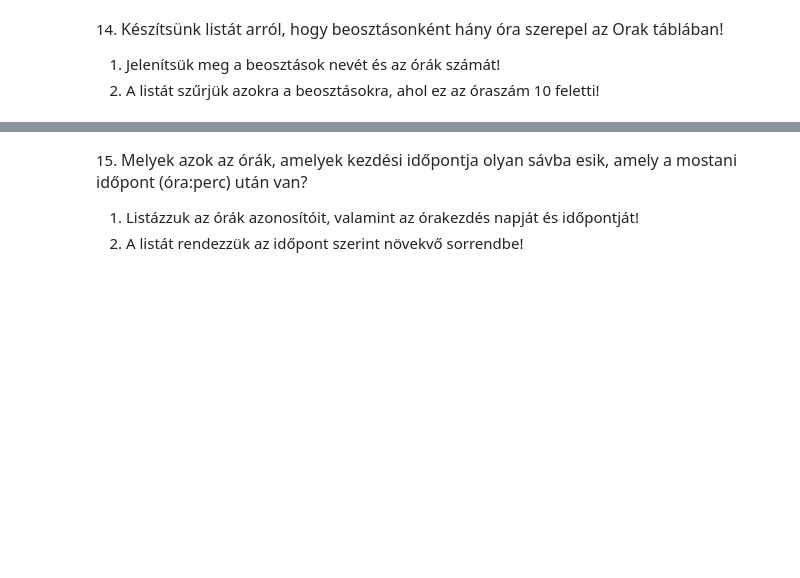
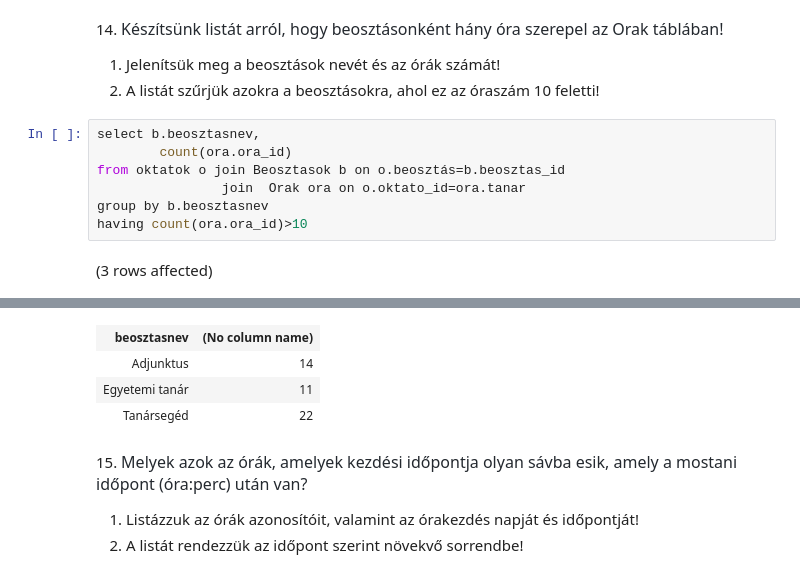
Before and after one commit to Mdorka22/gyakorlas_adatb, a Jupyter notebook: gyakorlat02_feladatok .ipynb, the cells around one changed output, grey strips where cells are left out. Drawn from its saved outputs; the diff is of its cells as text; blank space fills up the shorter version.

```diff
--- a/gyakorlat02_feladatok .ipynb
+++ b/gyakorlat02_feladatok .ipynb
@@ -327,3 +327,12 @@ Total execution time: 00:00:00.043
 
 1. Jelenítsük meg a beosztások nevét és az órák számát!
 2. A listát szűrjük azokra a beosztásokra, ahol ez az óraszám 10 feletti!
+# %%
+select b.beosztasnev,
+        count(ora.ora_id)
+from oktatok o join Beosztasok b on o.beosztás=b.beosztas_id
+                join  Orak ora on o.oktato_id=ora.tanar
+group by b.beosztasnev
+having count(ora.ora_id)>10
+# %% [output]
+(3 rows affected)
@@ -330,3 +340,7 @@ Total execution time: 00:00:00.043
+| beosztasnev | (No column name) |
+| Adjunktus | 14 |
+| Egyetemi tanár | 11 |
+| Tanársegéd | 22 |
 # %% [markdown]
 15. <span style="color: rgb(36, 41, 47); font-family: -apple-system, BlinkMacSystemFont, &quot;Segoe UI&quot;, Helvetica, Arial, sans-serif, &quot;Apple Color Emoji&quot;, &quot;Segoe UI Emoji&quot;; font-size: 16px;">Melyek azok az órák, amelyek kezdési időpontja olyan sávba esik, amely a mostani időpont (óra:perc) után van?</span>
 
```
Also changed, not shown: parts of 3 cells of this notebook.
